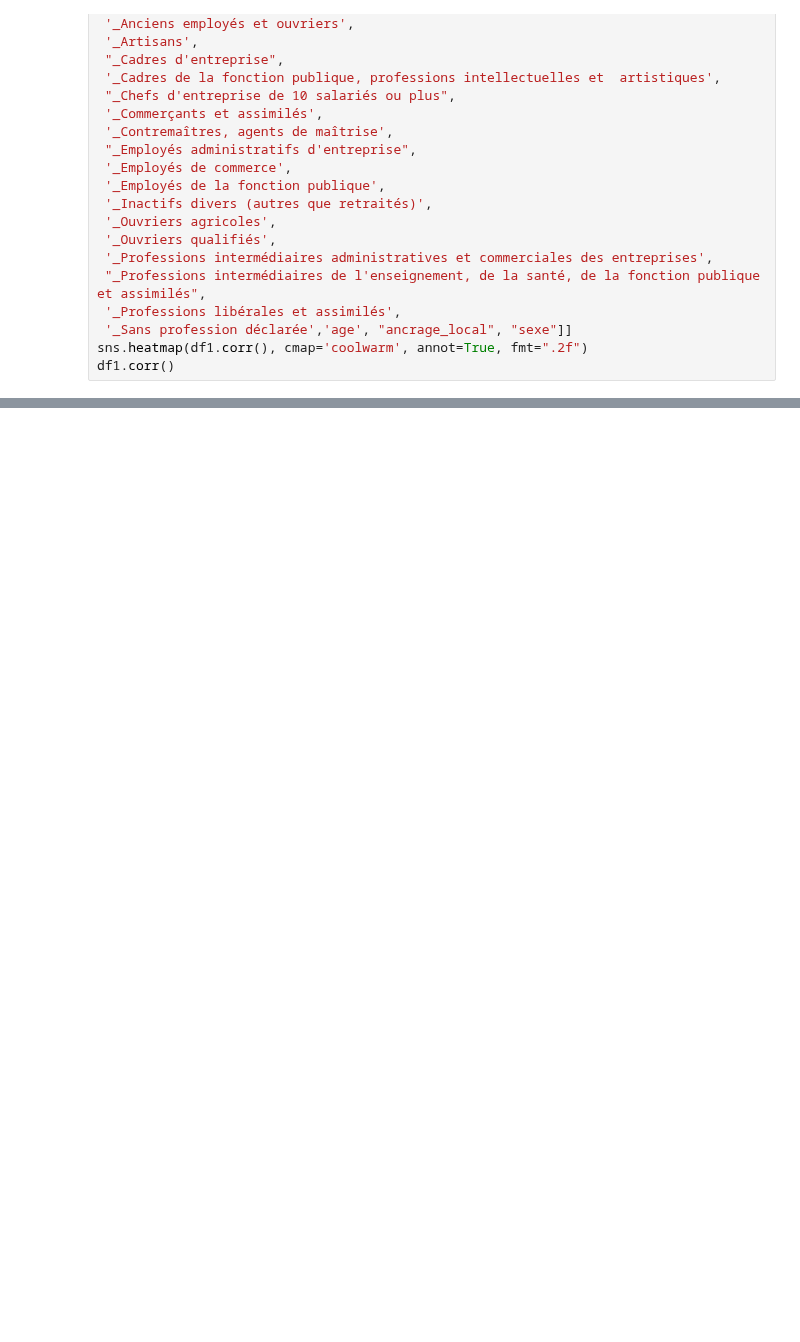
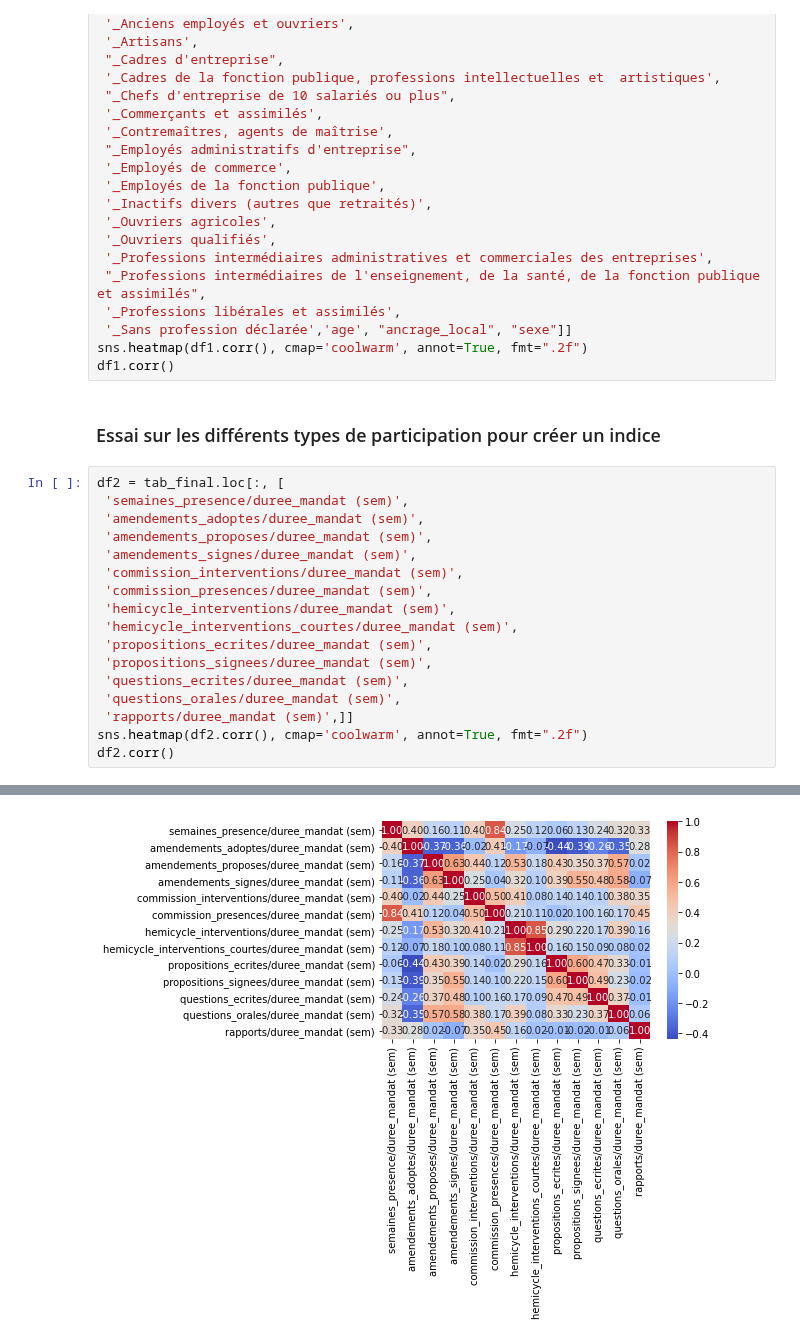
Before and after one commit to p-contamin/Prediction-de-l-activite-des-deputes-francais, a Jupyter notebook: 2. Data Viz/Graphiques de visualisation.ipynb, the cells around one changed output, grey strips where cells are left out. Saved outputs shown, nothing was run; the diff lists cells and outputs as text; blank space fills up the shorter version.

```diff
--- a/2. Data Viz/Graphiques de visualisation.ipynb
+++ b/2. Data Viz/Graphiques de visualisation.ipynb
@@ -166,3 +169,23 @@ df1 = tab_final.loc[:,[  '_Agriculteurs exploitants',
  '_Sans profession déclarée','age', "ancrage_local", "sexe"]]
 sns.heatmap(df1.corr(), cmap='coolwarm', annot=True, fmt=".2f")
 df1.corr()
+# %% [markdown]
+### Essai sur les différents types de participation pour créer un indice
+# %%
+df2 = tab_final.loc[:, [
+ 'semaines_presence/duree_mandat (sem)',
+ 'amendements_adoptes/duree_mandat (sem)',
+ 'amendements_proposes/duree_mandat (sem)',
+ 'amendements_signes/duree_mandat (sem)',
+ 'commission_interventions/duree_mandat (sem)',
+ 'commission_presences/duree_mandat (sem)',
+ 'hemicycle_interventions/duree_mandat (sem)',
+ 'hemicycle_interventions_courtes/duree_mandat (sem)',
+ 'propositions_ecrites/duree_mandat (sem)',
+ 'propositions_signees/duree_mandat (sem)',
+ 'questions_ecrites/duree_mandat (sem)',
+ 'questions_orales/duree_mandat (sem)',
+ 'rapports/duree_mandat (sem)',]]
+sns.heatmap(df2.corr(), cmap='coolwarm', annot=True, fmt=".2f")
+df2.corr()
+# %% [output]
@@ -168,0 +206 @@ df1.corr()
+[figure, added]
```
Also changed, not shown: parts of 8 cells of this notebook.
